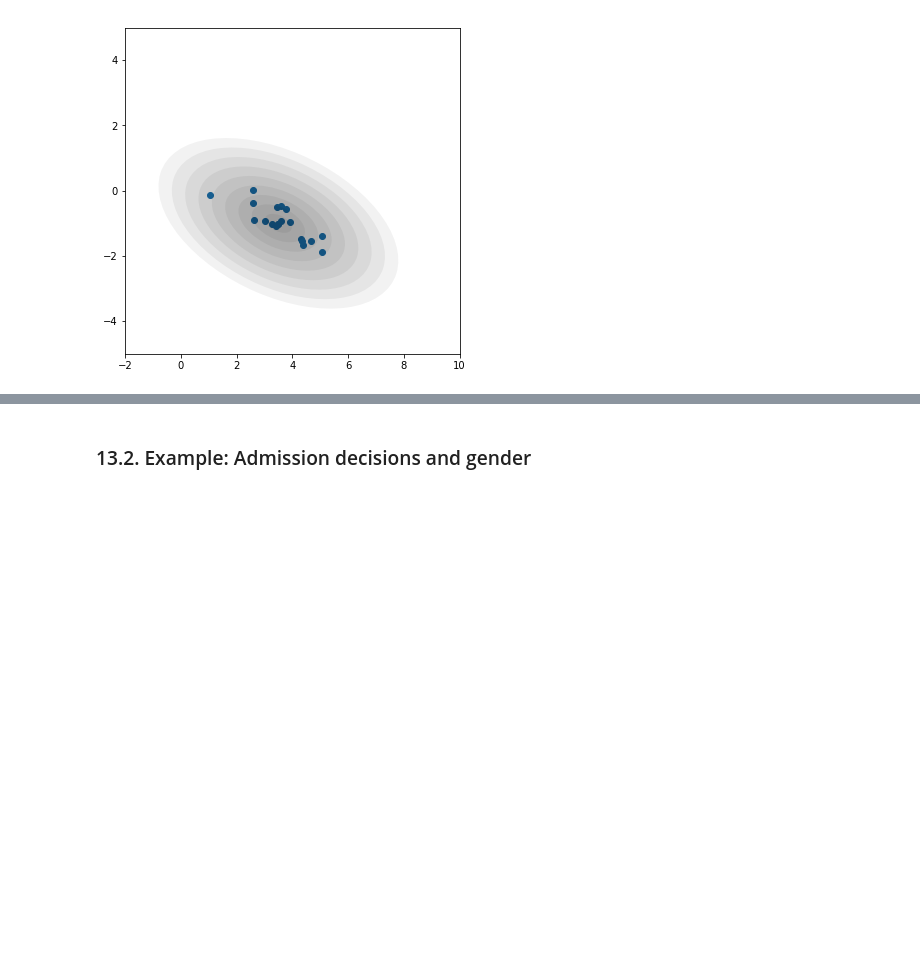
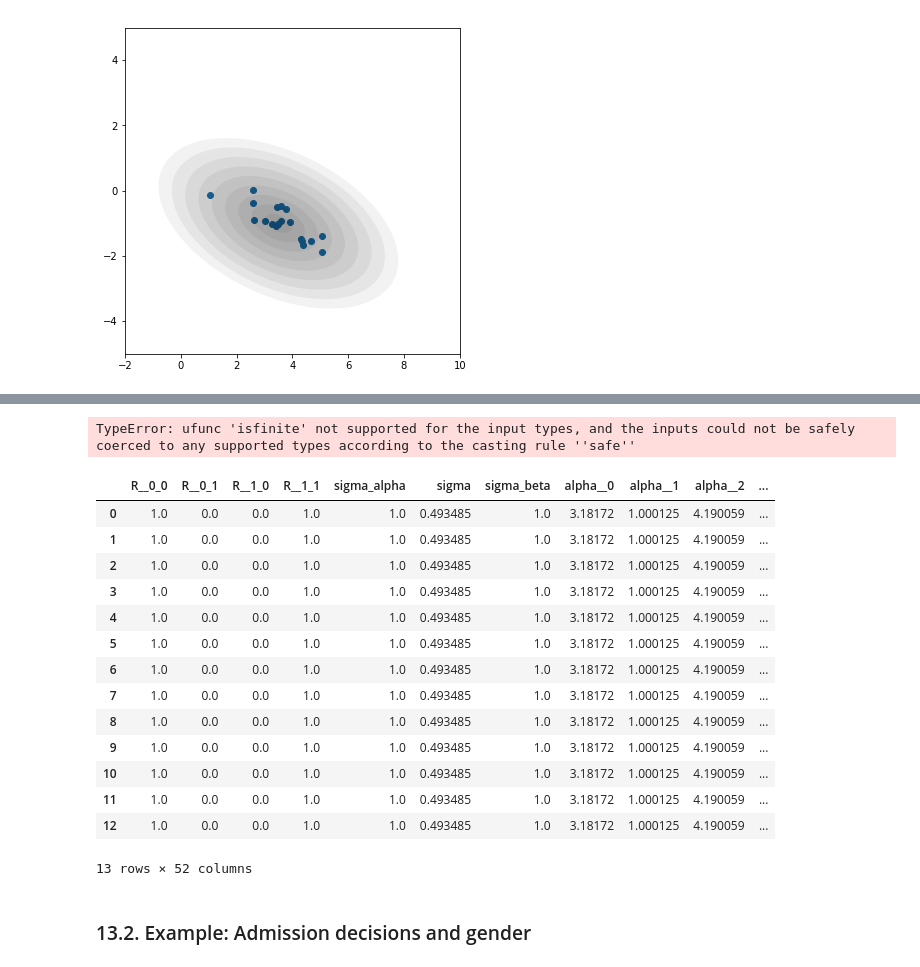
Before and after one commit to haoybl/StatisticalRethinkingPythonWithPyMC, a Jupyter notebook: Statistical Rethinking - Chapter 13.ipynb, the cells around one changed output, grey strips where cells are left out. Drawn from its saved outputs; the diff is of its cells as text; code cells hidden in the pictures; blank space fills up the shorter version.

```diff
--- a/Statistical Rethinking - Chapter 13.ipynb
+++ b/Statistical Rethinking - Chapter 13.ipynb
@@ -83,3 +121,51 @@ wait_df = pd.concat([pd.Series(morning_wait_times), pd.Series(aftnoon_wait_times
+# %%
+with pm.Model() as m131:
+
+    #alpha = pm.Normal('alpha', mu=0, sd=5, shape=len(d))
+
+    alpha = pm.Normal('alpha', 0, 10, shape=N_cafes)
+    beta = pm.Normal('beta', 0, 10, shape=N_cafes)
+
+    sigma = pm.HalfCauchy('sigma', 1)
+    sigmas = pm.HalfCauchy('sigmas', 1, shape=2)
+
+    sigma_diag = tt.nlinalg.diag(sigmas)
+
+    #R_triu = pm.LKJCorr('R_triu', p = 2, n = 2)
+    nu = pm.Uniform('nu', 0, 5)
+    R_triu = pm.LKJCorr('R_triu', nu, 2)
+
+    R = pm.Deterministic('R', tt.fill_diagonal(R_triu[np.zeros((2, 2), dtype=np.int64)], 1.))
+    cov = pm.Deterministic('cov', tt.nlinalg.matrix_dot(sigma_diag, R, sigma_diag))
+    tau = pm.Deterministic('tau', tt.nlinalg.matrix_inverse(cov))
+
+    covariates = pm.MvNormal('mvmu', [alpha, beta], tau, shape=N_cafes)
+    mu = covariates[:, 0][wait_df.cafe_id] + covariates[:, 1][wait_df.cafe_id] * wait_df.is_afternoon
+
+    waits = pm.Normal('wait', mu, sigma, observed=wait_df.wait_time)
+
+    m131_map = pm.find_MAP()
+    m131_traces = pm.sample(10000, start=m131_map)
+# %% [output]
+TypeError: ufunc 'isfinite' not supported for the input types, and the inputs could not be safely coerced to any supported types according to the casting rule ''safe''
+# %%
+pm.trace_to_dataframe(m131_traces)
+# %% [output]
+|  | R__0_0 | R__0_1 | R__1_0 | R__1_1 | sigma_alpha | sigma | sigma_beta | alpha__0 | alpha__1 | alpha__2 | ... |
+| 0 | 1.0 | 0.0 | 0.0 | 1.0 | 1.0 | 0.493485 | 1.0 | 3.18172 | 1.000125 | 4.190059 | ... |
+| 1 | 1.0 | 0.0 | 0.0 | 1.0 | 1.0 | 0.493485 | 1.0 | 3.18172 | 1.000125 | 4.190059 | ... |
+| 2 | 1.0 | 0.0 | 0.0 | 1.0 | 1.0 | 0.493485 | 1.0 | 3.18172 | 1.000125 | 4.190059 | ... |
+| 3 | 1.0 | 0.0 | 0.0 | 1.0 | 1.0 | 0.493485 | 1.0 | 3.18172 | 1.000125 | 4.190059 | ... |
+| 4 | 1.0 | 0.0 | 0.0 | 1.0 | 1.0 | 0.493485 | 1.0 | 3.18172 | 1.000125 | 4.190059 | ... |
+| 5 | 1.0 | 0.0 | 0.0 | 1.0 | 1.0 | 0.493485 | 1.0 | 3.18172 | 1.000125 | 4.190059 | ... |
+| 6 | 1.0 | 0.0 | 0.0 | 1.0 | 1.0 | 0.493485 | 1.0 | 3.18172 | 1.000125 | 4.190059 | ... |
+| 7 | 1.0 | 0.0 | 0.0 | 1.0 | 1.0 | 0.493485 | 1.0 | 3.18172 | 1.000125 | 4.190059 | ... |
+| 8 | 1.0 | 0.0 | 0.0 | 1.0 | 1.0 | 0.493485 | 1.0 | 3.18172 | 1.000125 | 4.190059 | ... |
+| 9 | 1.0 | 0.0 | 0.0 | 1.0 | 1.0 | 0.493485 | 1.0 | 3.18172 | 1.000125 | 4.190059 | ... |
+| 10 | 1.0 | 0.0 | 0.0 | 1.0 | 1.0 | 0.493485 | 1.0 | 3.18172 | 1.000125 | 4.190059 | ... |
+| 11 | 1.0 | 0.0 | 0.0 | 1.0 | 1.0 | 0.493485 | 1.0 | 3.18172 | 1.000125 | 4.190059 | ... |
+| 12 | 1.0 | 0.0 | 0.0 | 1.0 | 1.0 | 0.493485 | 1.0 | 3.18172 | 1.000125 | 4.190059 | ... |
+13 rows × 52 columns
 # %% [markdown]
 ### 13.2. Example: Admission decisions and gender
 # %%
```
Also changed, not shown: parts of 14 cells of this notebook.
